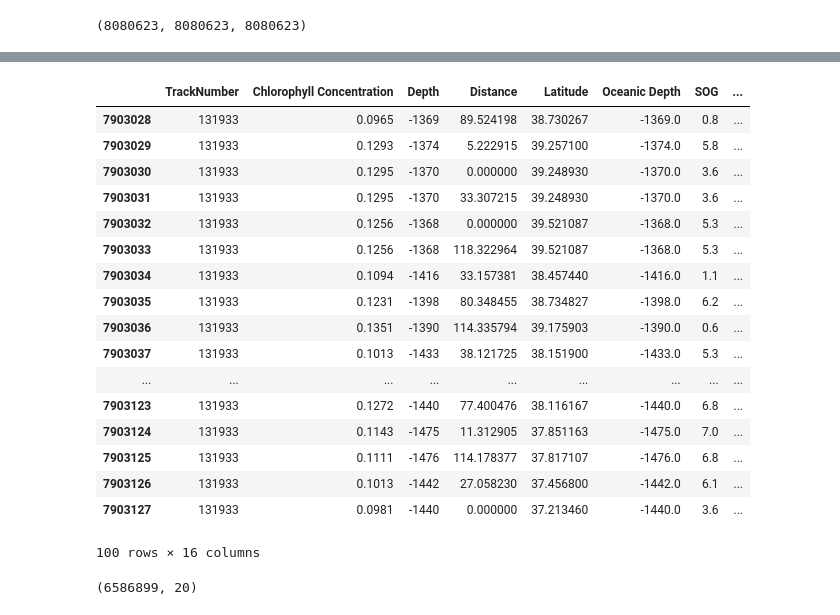
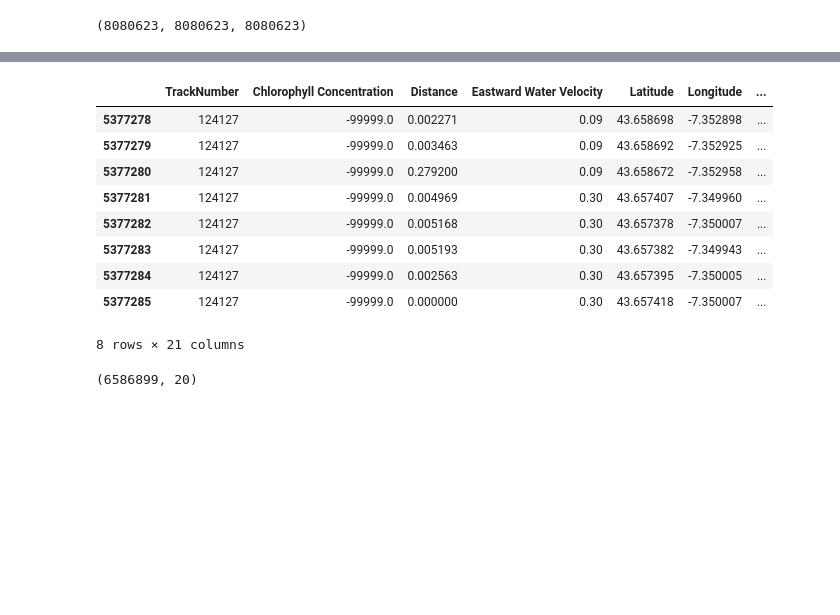
Before and after one commit to SorokinV/TopCoder-2017-08-FishMen2, a Jupyter notebook: Jupyter-NET/Fish-Exp-01-XGB.ipynb, the cells around one changed output, grey strips where cells are left out. Saved outputs shown, nothing was run; the diff lists cells and outputs as text; code cells hidden in the pictures; blank space fills up the shorter version.

```diff
--- a/Jupyter-NET/Fish-Exp-01-XGB.ipynb
+++ b/Jupyter-NET/Fish-Exp-01-XGB.ipynb
@@ -262,8 +266,9 @@ train_y = train.y.values  #[:1000000]
 mtrain = xgb.DMatrix(train_x,label=train_y)
 # %%
 # Добавляем веса, чтобы не удалять записи из массива
-temp = (0.0+train_x.shape[1]-1.5*trainWeights)/train_x.shape[1]
-mtrain.set_weight(temp)
-trainWeights.min(), trainWeights.max()
-plt.hist(temp,bins=50); plt.show()
-temp.min(),temp.max(), train_x.shape, trainWeights.min(), trainWeights.max()
+if 0 :
+    temp = (0.0+train_x.shape[1]-1.5*trainWeights)/train_x.shape[1]
+    mtrain.set_weight(temp)
+    trainWeights.min(), trainWeights.max()
+    plt.hist(temp,bins=50); plt.show()
+    temp.min(),temp.max(), train_x.shape, trainWeights.min(), trainWeights.max()
@@ -301,7 +303,7 @@ train_y.shape, train_x.shape, train_x.columns.tolist(), train_y.max()
 # %%
 parms = {'reg':'logistic'}
 parms = {'multi':'softmax','num_class':5,'metrics':'mlogloss'}
-parms = {'num_class':5,'metrics':'mlogloss'}
+#parms = {'num_class':5,'metrics':'mlogloss'}
 parms['objective'] = 'multi:softprob'
 parms['eval_metric'] = ['merror','mlogloss']
 parms['silent'] = 0
@@ -316,6 +318,6 @@ evallist  = [(mtrain,'train')]
 #xgbmodel = xgb.train(parms,mtrain,num_boost_round=1) # empty nodel
 # %%
 print datetime.datetime.now()
-xgbmodel = xgb.train(parms,mtrain,num_boost_round=200, evals=evallist, xgb_model=xgbmodel) # = 400
+xgbmodel = xgb.train(parms,mtrain,num_boost_round=100, evals=evallist)# , xgb_model=xgbmodel) # = 100
 print datetime.datetime.now()
 # %% [output]
@@ -342,8 +344,9 @@ print datetime.datetime.now()
 ##xgbmodel.save_model('../Work/xgbModelCleanSoftProb.bst')
 ##xgbmodel.save_model('../Work/xgbModel-NotClean-SoftProb-200.bst')
 #xgbmodel.save_model('../Work/xgbModel-NotClean-SoftProb-400.bst')
-xgbmodel = xgb.Booster()
-xgbmodel.load_model('../Work/xgbModel-NotClean-SoftProb-400.bst')
+#xgbmodel = xgb.Booster()
+#xgbmodel.load_model('../Work/xgbModel-NotClean-SoftProb-400.bst')
+xgbmodel.save_model('../Work/xgbModel-NotClean-SoftProb-New-100.bst')
 # %%
 pred_y = xgbmodel.predict(mtrain); ##pred_y[-20:],pred_y.max()
 # %%
@@ -603,28 +605,20 @@ print len(ggBadTracks), ggBadTracks.tolist()
 # %%
 gg.head()
 gg.set_index('TrackNumber').loc[124127,:]
 #ggBad.tolist()
 train[train.TrackNumber==124127].iloc[:,:] #range(7)+[9,10,11,12,13,14,16,17,18,19,20]]
-train[train.TrackNumber==131933].iloc[:,range(4)+[5,8,9,11,12,13,14,16,17,18,19,20]]
+#train[train.TrackNumber==131933].iloc[:,range(4)+[5,8,9,11,12,13,14,16,17,18,19,20]]
 # %% [output]
-|  | TrackNumber | Chlorophyll Concentration | Depth | Distance | Latitude | Oceanic Depth | SOG | ... |
-| 7903028 | 131933 | 0.0965 | -1369 | 89.524198 | 38.730267 | -1369.0 | 0.8 | ... |
-| 7903029 | 131933 | 0.1293 | -1374 | 5.222915 | 39.257100 | -1374.0 | 5.8 | ... |
-| 7903030 | 131933 | 0.1295 | -1370 | 0.000000 | 39.248930 | -1370.0 | 3.6 | ... |
-| 7903031 | 131933 | 0.1295 | -1370 | 33.307215 | 39.248930 | -1370.0 | 3.6 | ... |
-| 7903032 | 131933 | 0.1256 | -1368 | 0.000000 | 39.521087 | -1368.0 | 5.3 | ... |
-| 7903033 | 131933 | 0.1256 | -1368 | 118.322964 | 39.521087 | -1368.0 | 5.3 | ... |
-| 7903034 | 131933 | 0.1094 | -1416 | 33.157381 | 38.457440 | -1416.0 | 1.1 | ... |
-| 7903035 | 131933 | 0.1231 | -1398 | 80.348455 | 38.734827 | -1398.0 | 6.2 | ... |
-| 7903036 | 131933 | 0.1351 | -1390 | 114.335794 | 39.175903 | -1390.0 | 0.6 | ... |
-| 7903037 | 131933 | 0.1013 | -1433 | 38.121725 | 38.151900 | -1433.0 | 5.3 | ... |
-| ... | ... | ... | ... | ... | ... | ... | ... | ... |
-| 7903123 | 131933 | 0.1272 | -1440 | 77.400476 | 38.116167 | -1440.0 | 6.8 | ... |
-| 7903124 | 131933 | 0.1143 | -1475 | 11.312905 | 37.851163 | -1475.0 | 7.0 | ... |
-| 7903125 | 131933 | 0.1111 | -1476 | 114.178377 | 37.817107 | -1476.0 | 6.8 | ... |
-| 7903126 | 131933 | 0.1013 | -1442 | 27.058230 | 37.456800 | -1442.0 | 6.1 | ... |
-| 7903127 | 131933 | 0.0981 | -1440 | 0.000000 | 37.213460 | -1440.0 | 3.6 | ... |
+|  | TrackNumber | Chlorophyll Concentration | Distance | Eastward Water Velocity | Latitude | Longitude | ... |
+| 5377278 | 124127 | -99999.0 | 0.002271 | 0.09 | 43.658698 | -7.352898 | ... |
+| 5377279 | 124127 | -99999.0 | 0.003463 | 0.09 | 43.658692 | -7.352925 | ... |
+| 5377280 | 124127 | -99999.0 | 0.279200 | 0.09 | 43.658672 | -7.352958 | ... |
+| 5377281 | 124127 | -99999.0 | 0.004969 | 0.30 | 43.657407 | -7.349960 | ... |
+| 5377282 | 124127 | -99999.0 | 0.005168 | 0.30 | 43.657378 | -7.350007 | ... |
+| 5377283 | 124127 | -99999.0 | 0.005193 | 0.30 | 43.657382 | -7.349943 | ... |
+| 5377284 | 124127 | -99999.0 | 0.002563 | 0.30 | 43.657395 | -7.350005 | ... |
+| 5377285 | 124127 | -99999.0 | 0.000000 | 0.30 | 43.657418 | -7.350007 | ... |
-100 rows × 16 columns
+8 rows × 21 columns
 # %%
 # Готовим решение по test
 # %%
```
Also changed, not shown: parts of 22 cells of this notebook.
